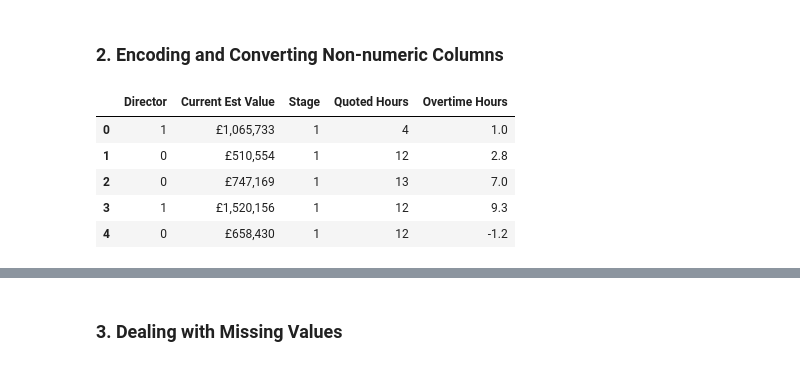
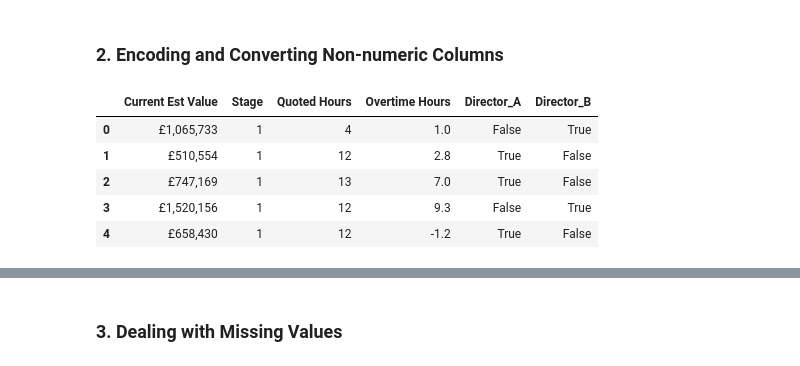
Before and after one commit to xiaoella/project_quotes, a Jupyter notebook: 2. Preprocessing.ipynb, the cells around one changed output, grey strips where cells are left out. Cells and saved outputs as stored; diff of their text form; code cells hidden in the pictures.

```diff
--- a/2. Preprocessing.ipynb
+++ b/2. Preprocessing.ipynb
@@ -91,13 +94,12 @@ memory usage: 7.8+ KB
 ### 2. Encoding and Converting Non-numeric Columns
 # %%
 # Encoding "Director" column
-train_df["Director"] = train_df["Director"].replace({"A": 0, "B": 1})
-pd.set_option('future.no_silent_downcasting', True)
+train_df = pd.get_dummies(train_df, columns=["Director"])
 train_df.head()
 # %% [output]
-|  | Director | Current Est Value | Stage | Quoted Hours | Overtime Hours |
-| 0 | 1 | £1,065,733 | 1 | 4 | 1.0 |
-| 1 | 0 | £510,554 | 1 | 12 | 2.8 |
-| 2 | 0 | £747,169 | 1 | 13 | 7.0 |
-| 3 | 1 | £1,520,156 | 1 | 12 | 9.3 |
-| 4 | 0 | £658,430 | 1 | 12 | -1.2 |
+|  | Current Est Value | Stage | Quoted Hours | Overtime Hours | Director_A | Director_B |
+| 0 | £1,065,733 | 1 | 4 | 1.0 | False | True |
+| 1 | £510,554 | 1 | 12 | 2.8 | True | False |
+| 2 | £747,169 | 1 | 13 | 7.0 | True | False |
+| 3 | £1,520,156 | 1 | 12 | 9.3 | False | True |
+| 4 | £658,430 | 1 | 12 | -1.2 | True | False |
```
Also changed, not shown: parts of 12 cells of this notebook, 2 other files.
